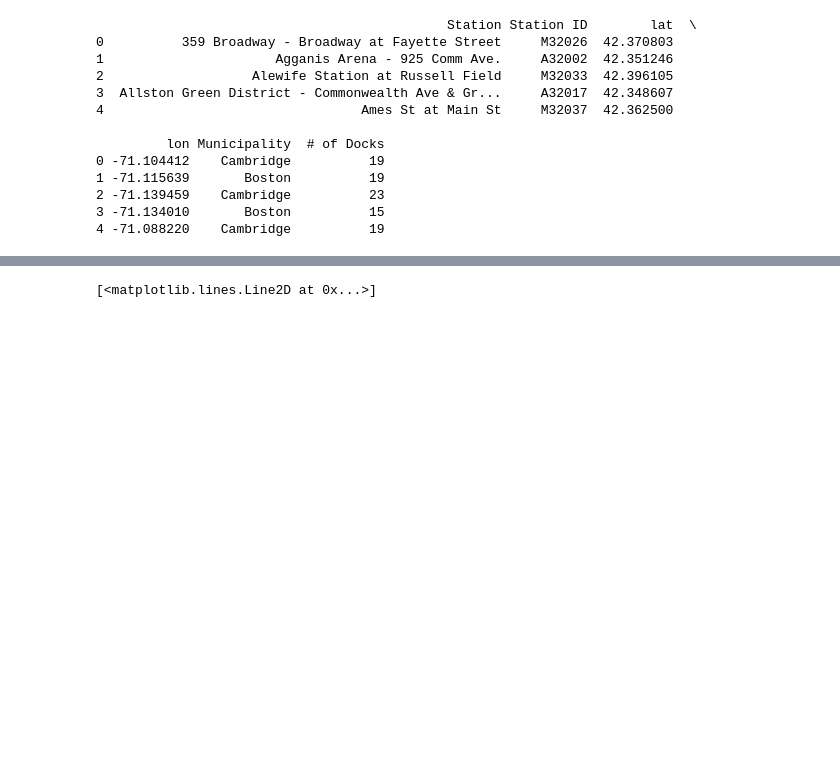
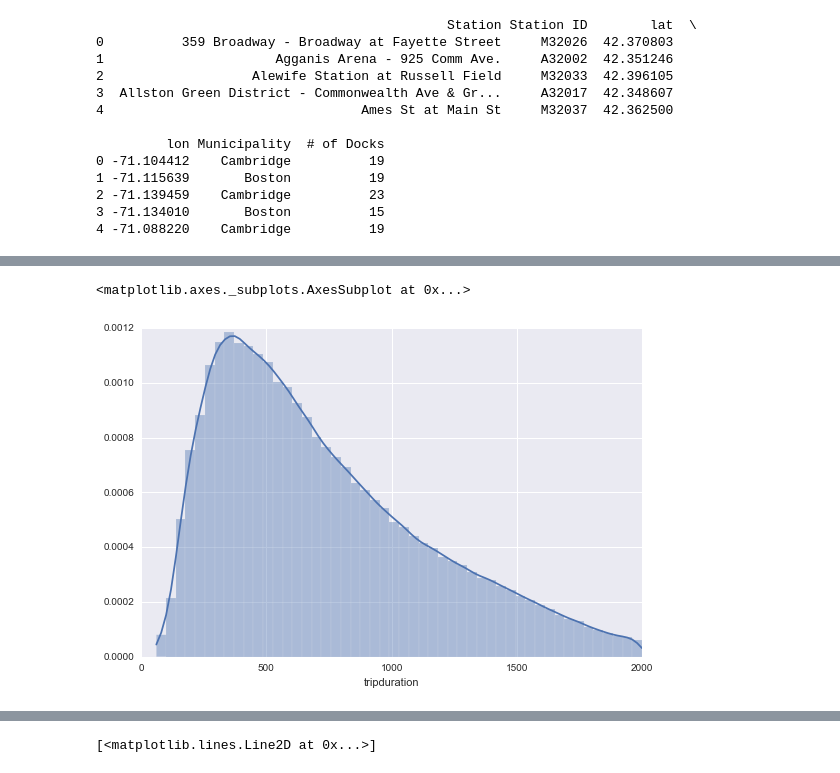
Before and after one commit to mattgiamou/hubway, a Jupyter notebook: hubway/hubway_visualization.ipynb, the cells around one changed output, grey strips where cells are left out. Cells and saved outputs as stored; diff of their text form; code cells hidden in the pictures; blank space fills up the shorter version.

```diff
--- a/hubway/hubway_visualization.ipynb
+++ b/hubway/hubway_visualization.ipynb
@@ -102,0 +50,5 @@ Index(['tripduration', 'starttime', 'stoptime', 'start station id',
+# %%
+## Extract ride and station data
+# trips = get_all_trip_data()
+# Start with just 2015 as the data is cleaner
+trips, stations = get_hubway_data(years=[2015])
@@ -102,0 +89,5 @@ Index(['tripduration', 'starttime', 'stoptime', 'start station id',
+# %%
+## Convert trip times to date times
+trips['starttime'] = pd.to_datetime(trips['starttime'])
+trips.dtypes
+trips['starttime'].head()
@@ -102,0 +101,11 @@ Index(['tripduration', 'starttime', 'stoptime', 'start station id',
+# %%
+# This was WAY TOO SLOW, started swapping memory
+# trips['start station id'].apply(pd.value_counts).plot(kind='bar',
+#                                                       subplots=True)
+
+# start_ids = trips['start station id'].as_matrix()
+
+sns.distplot(trips[trips['tripduration'] < 2000]['tripduration'])
+# %% [output]
+<matplotlib.axes._subplots.AxesSubplot at 0x...>
+[figure, added]
```
Also changed, not shown: parts of 9 cells of this notebook, 1 other file.
